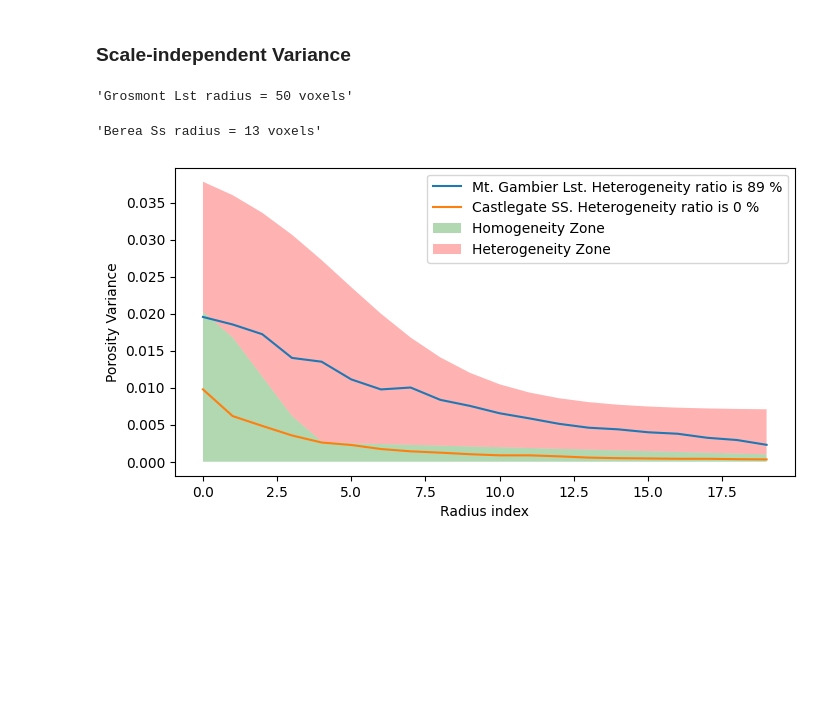
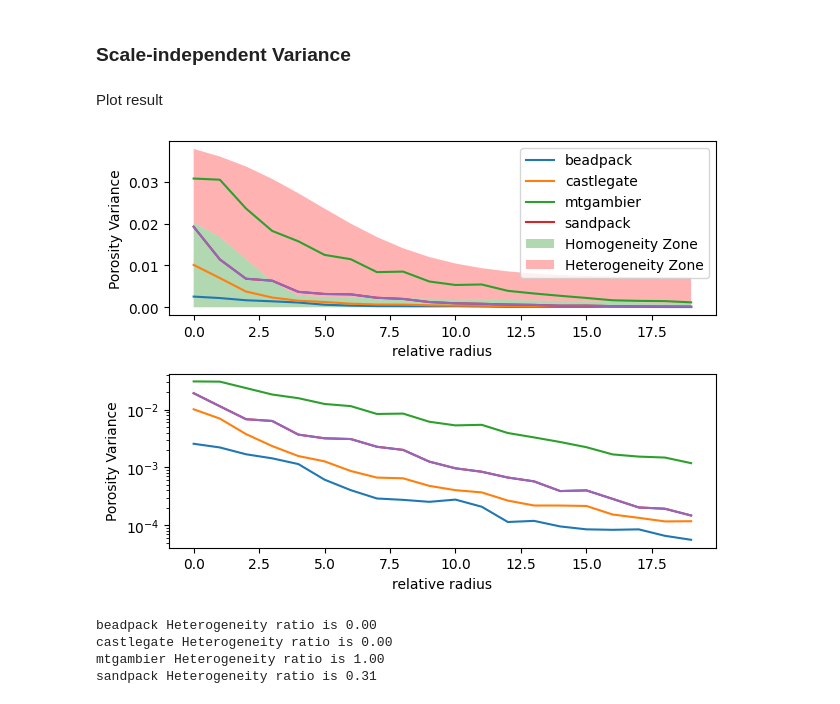
Before and after one commit to thoth291/porescale_quantification_workshop, a Jupyter notebook: tutorial/1B_Heterogeneity_Ali.ipynb, the cells around one changed output. Cells and saved outputs as stored; diff of their text form; code cells hidden in the pictures; blank space fills up the shorter version.

Commit message:
Update 1B notebook to include heterogeneity ratio

```diff
--- a/tutorial/1B_Heterogeneity_Ali.ipynb
+++ b/tutorial/1B_Heterogeneity_Ali.ipynb
@@ -46,28 +29,38 @@ mx_r2 = mn_r2+100
-# %%
-mn_r1=50
-mx_r1=mn_r1+60
-
-mn_r2=13
-mx_r2=mn_r2+60
-# %%
-'Grosmont Lst radius = ' + '{0:.0f}'.format(mn_r1)+ ' voxels'
-# %% [output]
-'Grosmont Lst radius = 50 voxels'
-# %%
-'Berea Ss radius = ' + '{0:.0f}'.format(mn_r2)+ ' voxels'
-# %% [output]
-'Berea Ss radius = 13 voxels'
-# %%
-vf = Vsi(im, no_radii=20,
-         no_samples_per_radius=500,
-         min_radius=mn_r1, max_radius=mx_r1)
-#----same on Berea SS-----------
-vf1 = Vsi(im1, no_radii=20,
-          no_samples_per_radius=500,
-          min_radius=mn_r2, max_radius=mx_r2)
-# %%
-plt.figure(figsize=(8,4))
-vf.plot(label='Mt. Gambier Lst. '+rock_type(vf.variance),fill=0)
-vf1.plot(label='Castlegate SS. '+rock_type(vf1.variance), x_label='Radius index')
-# %% [output]
-[figure, removed]
+# %%
+res={}
+for i, f_name in enumerate(imgs):
+    im = read_image(f_name, pore_phase=1)
+    # ----- get the relative radius-----------
+    ds=dst(im[0]) # distance map of a slice, for fast computation.
+    mn_r1 = int(ds.max()) # maximum width of pores is used as minimum radius for moving windows
+    mx_r1 = mn_r1+100
+    #print('starting radius for '+f_name[:-4]+' is '+str(mn_r1)+' voxels')
+    #------run the Vsi--------------
+    vf = Vsi(im, no_radii=20,
+         no_samples_per_radius=200,
+         min_radius=mn_r1, max_radius=mx_r1)
+    res[f_name[:-4]] = vf
+# %% [markdown]
+Plot result
+# %%
+plt.subplot(211)
+for k in res.keys():
+    plt.plot(res[k].variance, label=k)
+res[k].plot()
+
+plt.subplot(212)
+for k in res.keys():
+    plt.plot(res[k].variance, label=k)
+res[k].plot(fill=0,legend=0)
+plt.yscale('log')
+plt.tight_layout()
+# %% [output]
+[figure, added]
+# %%
+for k in res.keys():
+    print(k,res[k].rock_type())
+# %% [output]
+beadpack Heterogeneity ratio is 0.00
+castlegate Heterogeneity ratio is 0.00
+mtgambier Heterogeneity ratio is 1.00
+sandpack Heterogeneity ratio is 0.31
```
Also changed, not shown: parts of 9 cells of this notebook.
